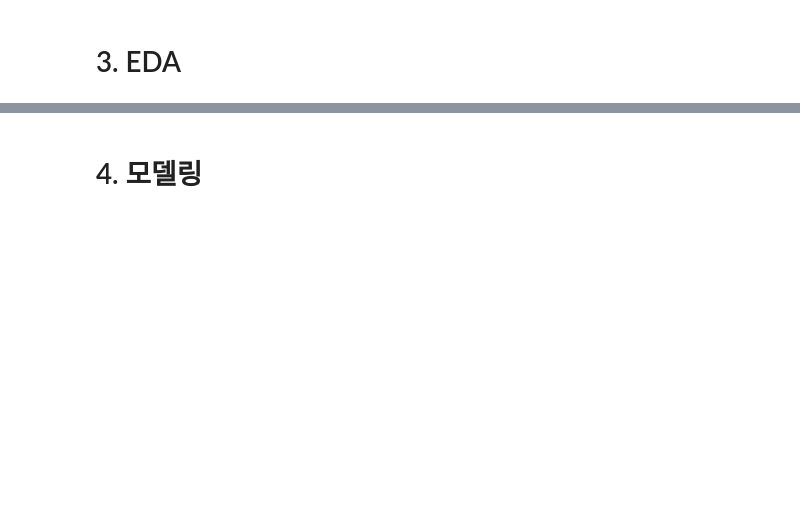
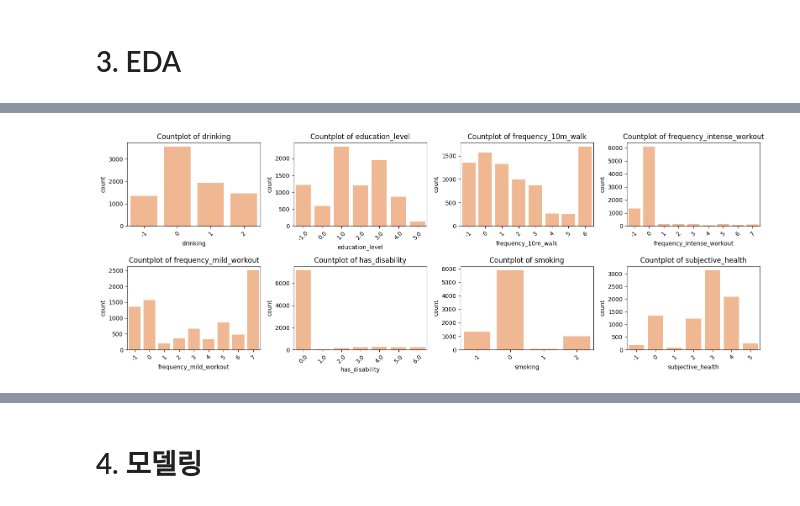
Before and after one commit to hyun-ko-DS/MedExpensePrediction, a Jupyter notebook: main.ipynb, the cells around one changed output, grey strips where cells are left out. Cells and saved outputs as stored; diff of their text form; code cells hidden in the pictures; blank space fills up the shorter version.

```diff
--- a/main.ipynb
+++ b/main.ipynb
@@ -1258,0 +1343,6 @@ ID 컬럼 = ['HHIDWON', 'PIDWON']
+# %%
+# 범주형 - 순서형 변수 카운트플롯
+# 장애 등급, 흡연을 제외한 나머지 변수들에서 고른 비율 분포.
+draw_countplot(df_final, categorical_ordinal_cols)
+# %% [output]
+[figure, added]
```
Also changed, not shown: parts of 41 cells of this notebook, 3 other files.
